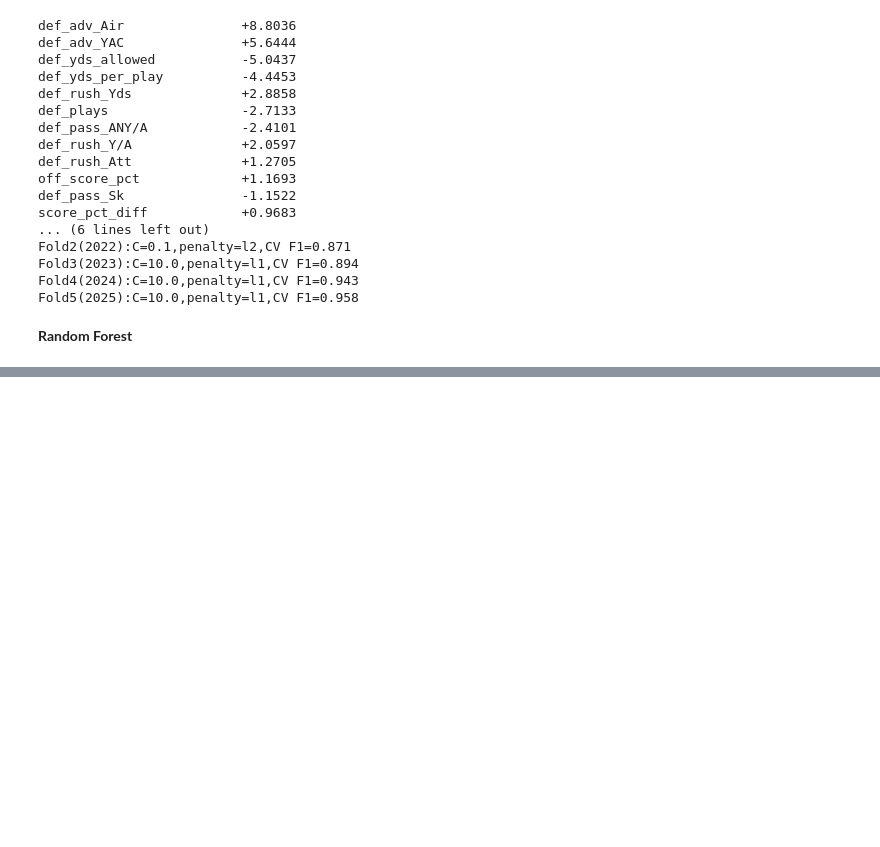
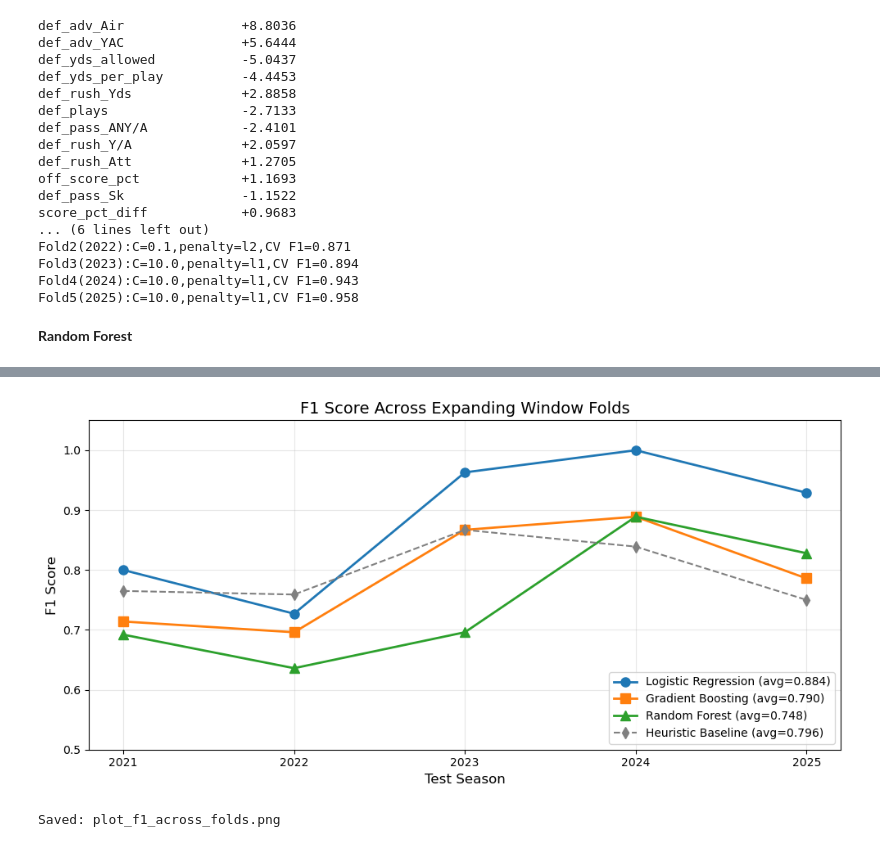
Before and after one commit to mattmarz94/nfl-decision-support-analytics, a Jupyter notebook: Data Preprocessing/modeling_mm.ipynb, the cells around one changed output, grey strips where cells are left out. Drawn from its saved outputs; the diff is of its cells as text; code cells hidden in the pictures; blank space fills up the shorter version.

```diff
--- a/Data Preprocessing/modeling_mm.ipynb
+++ b/Data Preprocessing/modeling_mm.ipynb
@@ -293,0 +738,34 @@ Fold5(2025):C=10.0,penalty=l1,CV F1=0.958
+# %%
+# PLOT 2: F1 SCORE ACROSS FOLDS (stability comparison)
+# ═══════════════════════════════════════════════════════════════
+
+# Hardcode results from our earlier runs
+fold_years = [2021, 2022, 2023, 2024, 2025]
+
+f1_lr = [0.800, 0.727, 0.963, 1.000, 0.929]
+f1_rf = [0.692, 0.636, 0.696, 0.889, 0.828]
+f1_gb = [0.714, 0.696, 0.867, 0.889, 0.786]
+f1_heuristic = [0.765, 0.759, 0.867, 0.839, 0.750]
+
+fig, ax = plt.subplots(figsize=(10, 5))
+
+ax.plot(fold_years, f1_lr, "o-", label=f"Logistic Regression (avg={np.mean(f1_lr):.3f})", linewidth=2, markersize=8)
+ax.plot(fold_years, f1_gb, "s-", label=f"Gradient Boosting (avg={np.mean(f1_gb):.3f})", linewidth=2, markersize=8)
+ax.plot(fold_years, f1_rf, "^-", label=f"Random Forest (avg={np.mean(f1_rf):.3f})", linewidth=2, markersize=8)
+ax.plot(fold_years, f1_heuristic, "d--", label=f"Heuristic Baseline (avg={np.mean(f1_heuristic):.3f})", linewidth=1.5, markersize=7, color="gray")
+
+ax.set_xlabel("Test Season", fontsize=12)
+ax.set_ylabel("F1 Score", fontsize=12)
+ax.set_title("F1 Score Across Expanding Window Folds", fontsize=14)
+ax.set_xticks(fold_years)
+ax.set_ylim(0.5, 1.05)
+ax.legend(loc="lower right", fontsize=10)
+ax.grid(True, alpha=0.3)
+
+plt.tight_layout()
+plt.savefig("plot_f1_across_folds.png", dpi=150, bbox_inches="tight")
+plt.show()
+print("Saved: plot_f1_across_folds.png")
+# %% [output]
+[figure, added]
+Saved: plot_f1_across_folds.png
```
Also changed, not shown: parts of 9 cells of this notebook.
